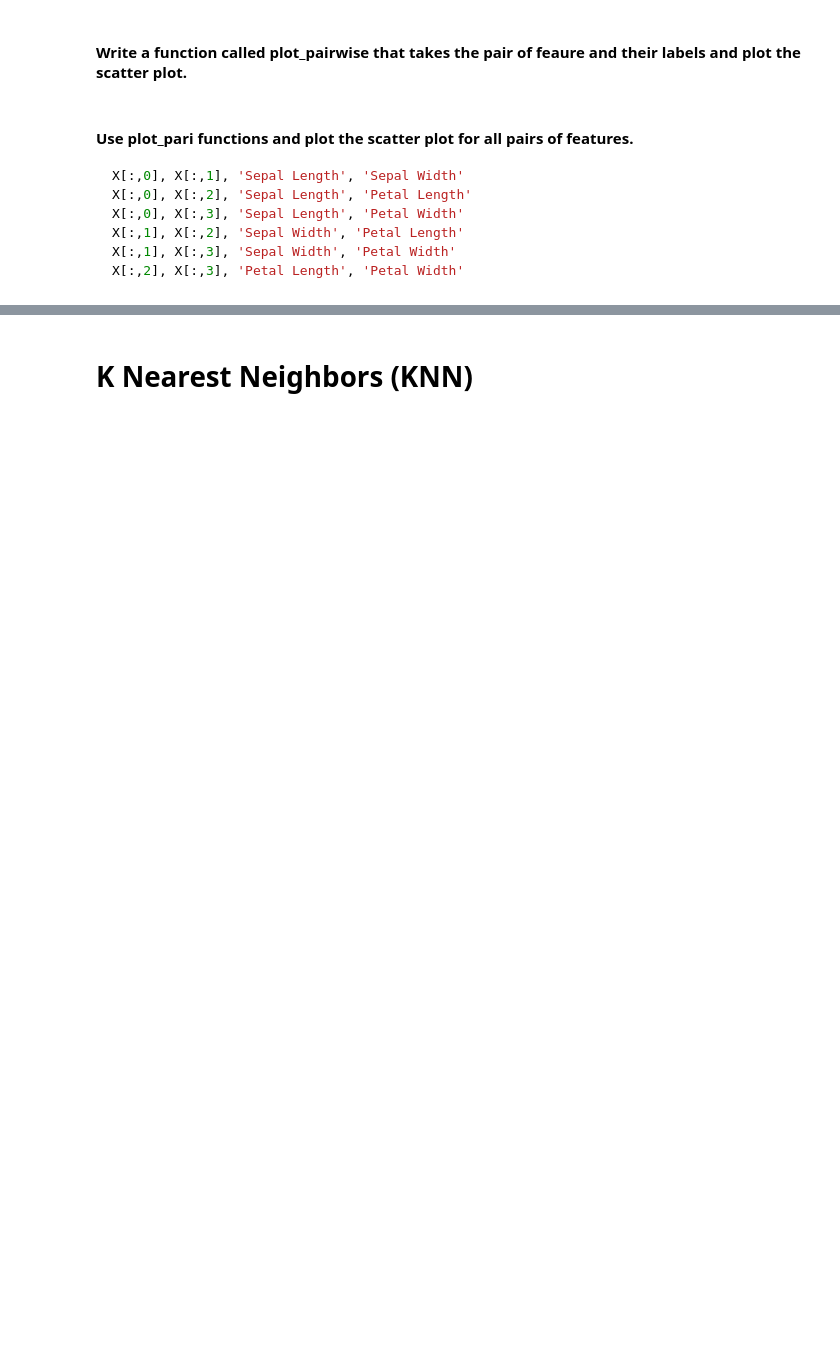
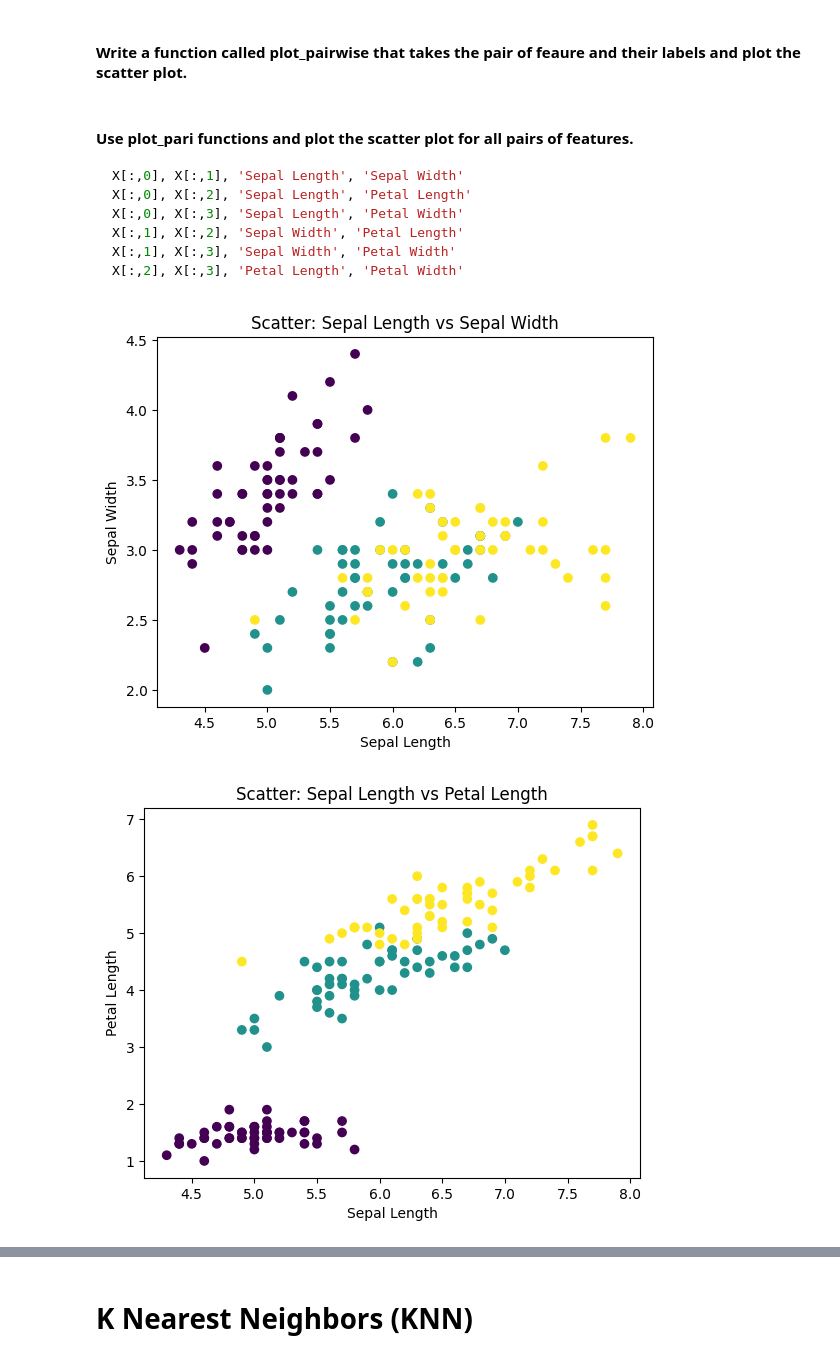
Before and after one commit to whatnirja/PyData2025, a Jupyter notebook: Lab_Week7_KNN/lab7_KNN copy.ipynb, the cells around one changed output, grey strips where cells are left out. Cells and saved outputs as stored; diff of their text form; code cells hidden in the pictures; blank space fills up the shorter version.

````diff
--- a/Lab_Week7_KNN/lab7_KNN copy.ipynb
+++ b/Lab_Week7_KNN/lab7_KNN copy.ipynb
@@ -140,8 +266,13 @@ plot_pair_with_legned(X[:,0], X[:,1], feature_names[0], feature_names[1], y)
 # %% [markdown]
 #### Write a function called plot_pairwise that takes the pair of feaure and their labels and plot the scatter plot.
-# %%
-def plot_pair(X1, X2, x1_label , x2_label, y):
-    ...
+# %%
+def plot_pair(X1, X2, x1_label , x2_label, y):
+    plt.figure()
+    plt.scatter(X1, X2, c=y)
+    plt.xlabel(x1_label)
+    plt.ylabel(x2_label)
+    plt.title(f"Scatter: {x1_label} vs {x2_label}")
+    plt.show()
 # %% [markdown]
 #### Use plot_pari functions and plot the scatter plot for all pairs of features.
 ```python
@@ -156,0 +286,17 @@ X[:,2], X[:,3], 'Petal Length', 'Petal Width'
+# %%
+#your code here
+
+pairs = [
+  (X[:,0], X[:,1], 'Sepal Length', 'Sepal Width'),
+  (X[:,0], X[:,2], 'Sepal Length', 'Petal Length'),
+  (X[:,0], X[:,3], 'Sepal Length', 'Petal Width'),
+  (X[:,1], X[:,2], 'Sepal Width', 'Petal Length'),
+  (X[:,1], X[:,3], 'Sepal Width', 'Petal Width'),
+  (X[:,2], X[:,3], 'Petal Length', 'Petal Width'),
+]
+
+for X1, X2, l1, l2 in pairs:
+    plot_pair(X1, X2, l1, l2, y)
+# %% [output]
+[figure, added]
+[figure, added]
````
Also changed, not shown: parts of 54 cells of this notebook.
